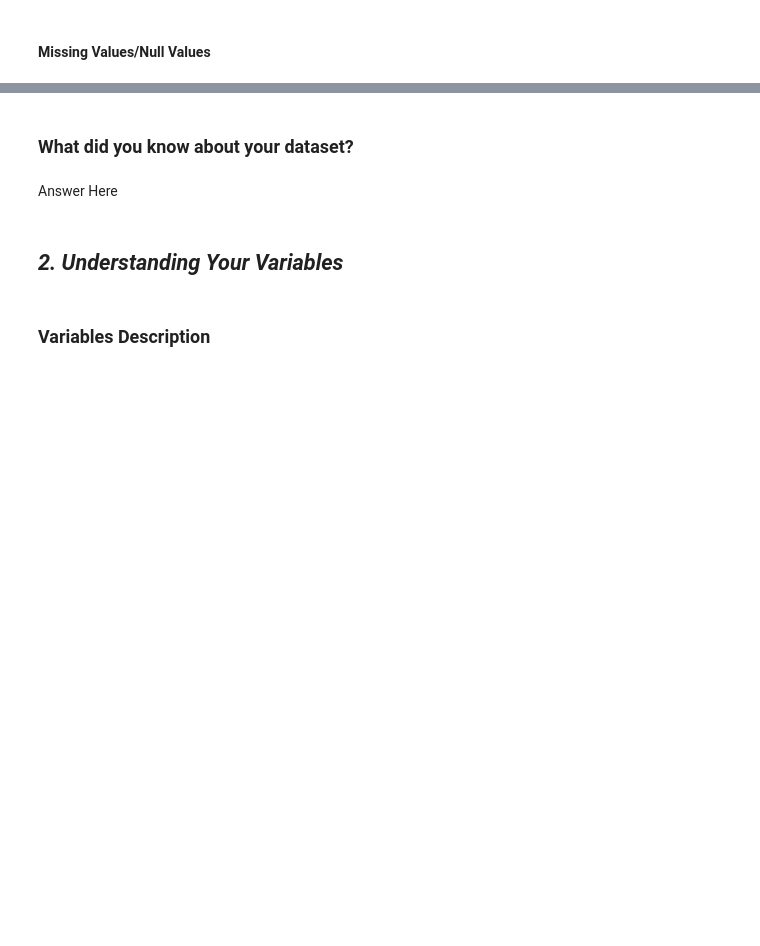
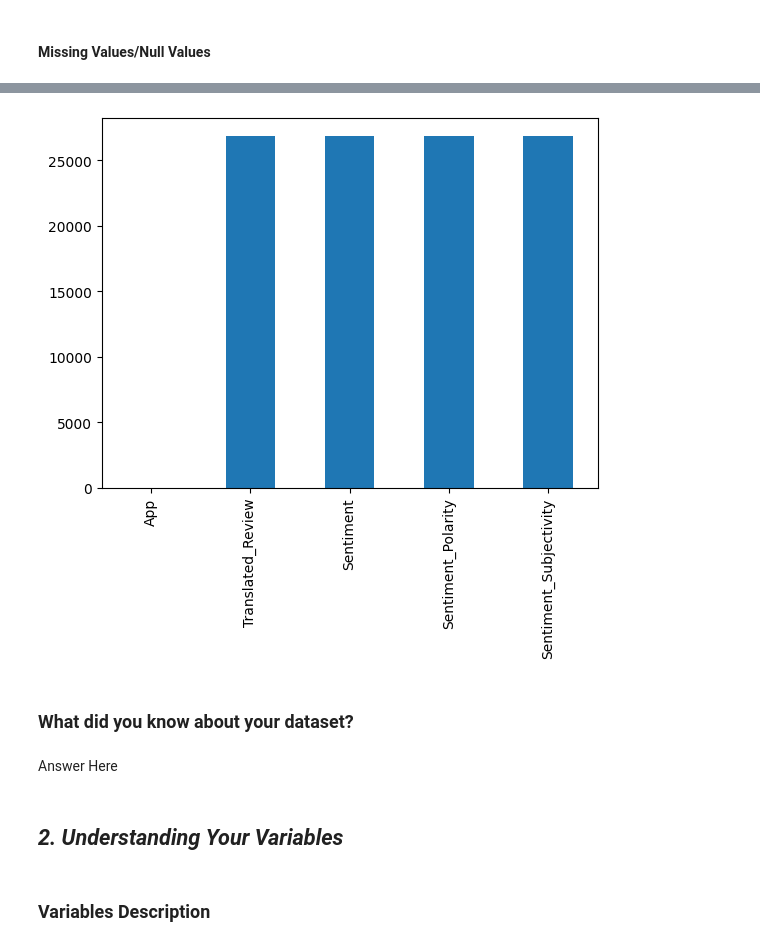
Before and after one commit to mridulbadika/Play-Store-App-Review-Analysis, a Jupyter notebook: EDA_on_Play_Store_App_Review_Analysis.ipynb, the cells around one changed output, grey strips where cells are left out. Drawn from its saved outputs; the diff is of its cells as text; code cells hidden in the pictures; blank space fills up the shorter version.

```diff
--- a/EDA_on_Play_Store_App_Review_Analysis.ipynb
+++ b/EDA_on_Play_Store_App_Review_Analysis.ipynb
@@ -105,3 +216,8 @@ M - Multivariate Analysis
+# %%
+reviews_df.isnull().sum().plot(kind='bar')
+plt.show()
+# %% [output]
+[figure, added]
 # %% [markdown]
 ### What did you know about your dataset?
 # %% [markdown]
```
Also changed, not shown: parts of 15 cells of this notebook.
